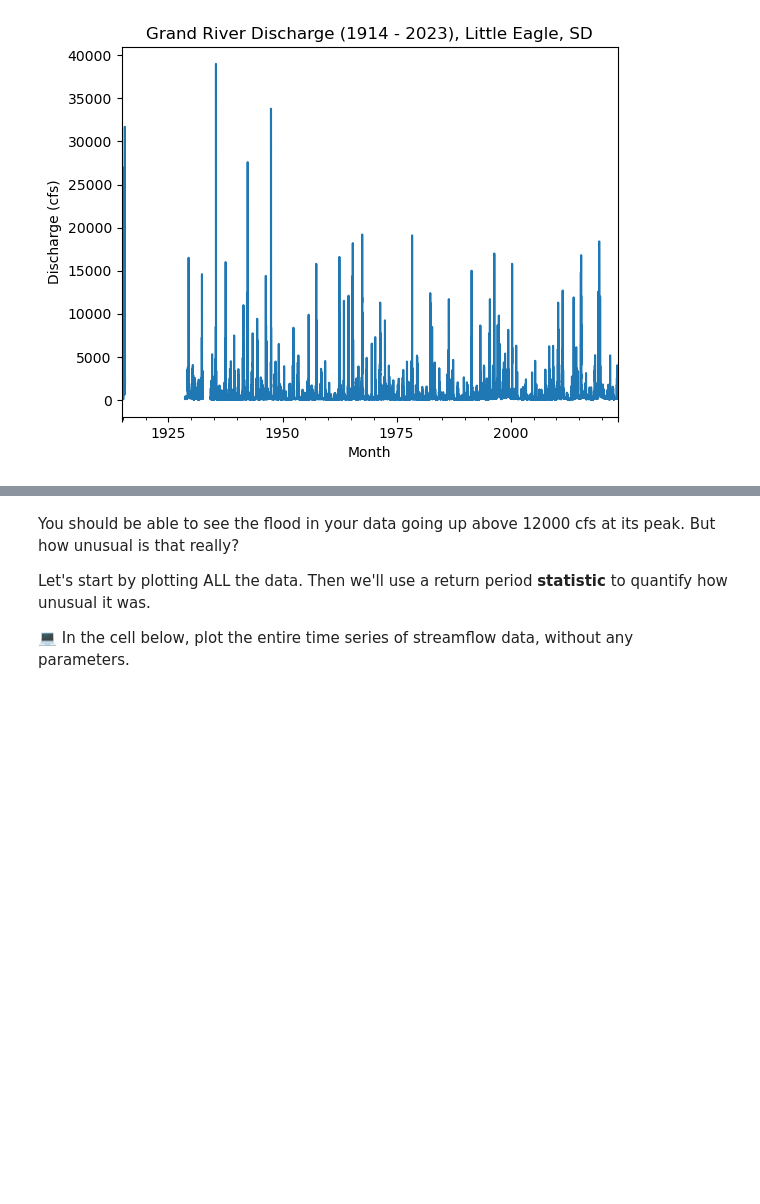
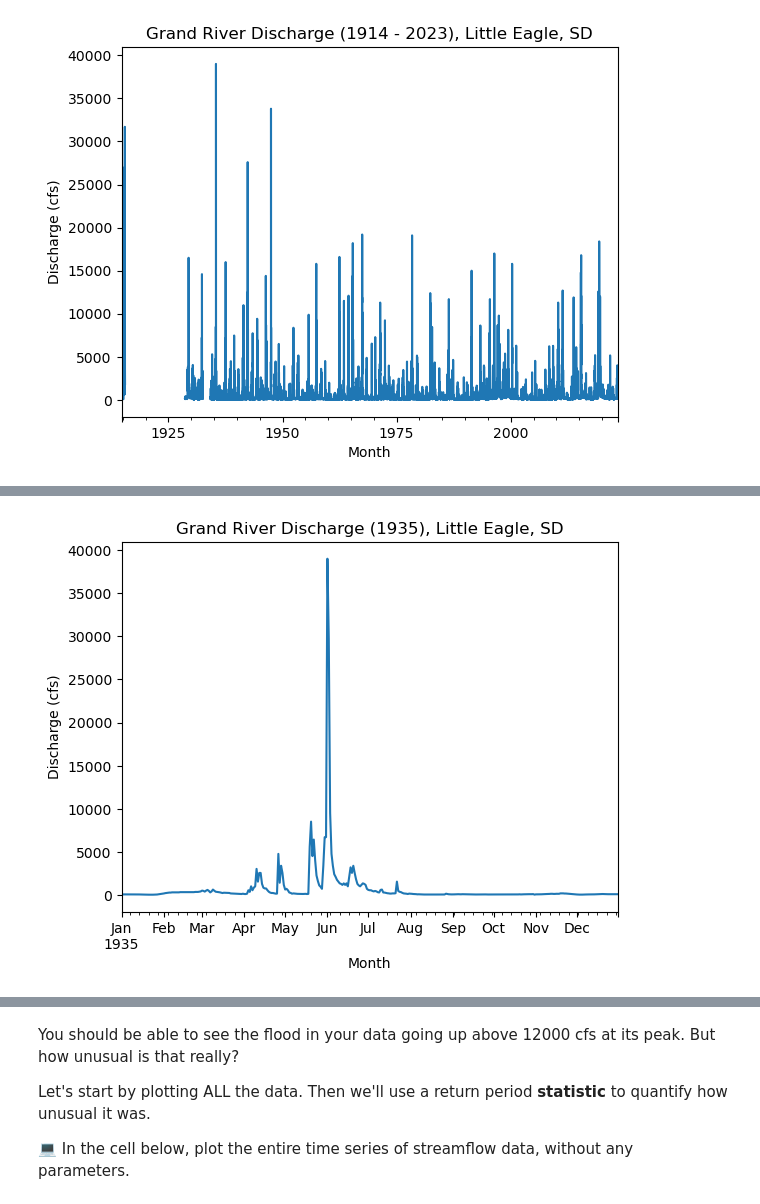
Before and after one commit to EBiggane/time-series-data-EBiggane, a Jupyter notebook: stars-02-time-series.ipynb, the cells around one changed output, grey strips where cells are left out. Saved outputs shown, nothing was run; the diff lists cells and outputs as text; code cells hidden in the pictures; blank space fills up the shorter version.

Commit message:
Grand River subset

```diff
--- a/stars-02-time-series.ipynb
+++ b/stars-02-time-series.ipynb
@@ -701,3 +701,7 @@ nwis_river_flow_update_new.plot(y='Discharge',
 plt.show()
 # %% [output]
 [figure]
+# %%
+grand_river_flow_subset = nwis_river_flow_update_new['1935-01-01':'1935-12-31']
+
+grand_river_flow_subset
@@ -703,0 +723,10 @@ plt.show()
+# %%
+grand_river_flow_subset.plot(y='Discharge',
+                            legend=False,
+                            xlabel= 'Month',
+                            ylabel='Discharge (cfs)',
+                            title='Grand River Discharge (1935), Little Eagle, SD')
+
+plt.show()
+# %% [output]
+[figure, added]
```
Also changed, not shown: parts of 3 cells of this notebook.
